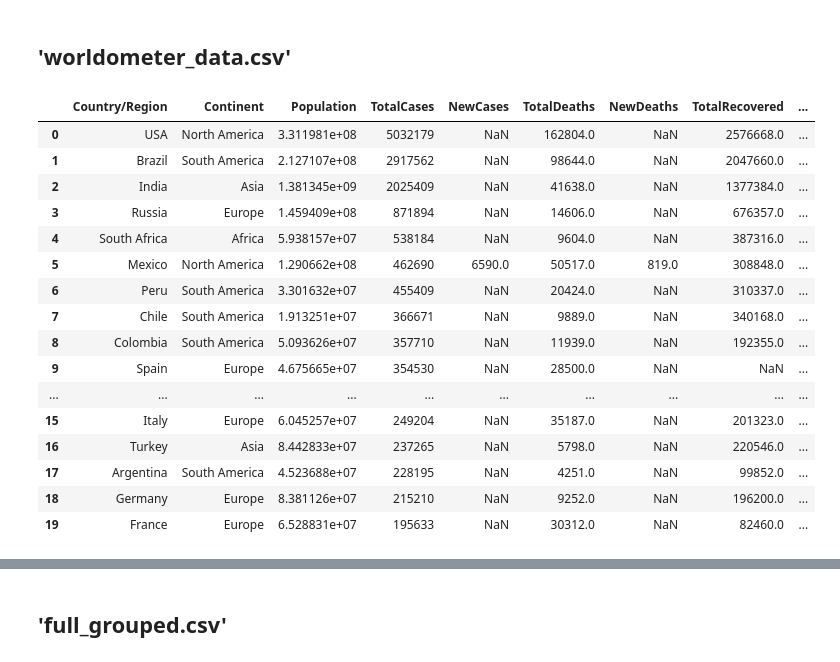
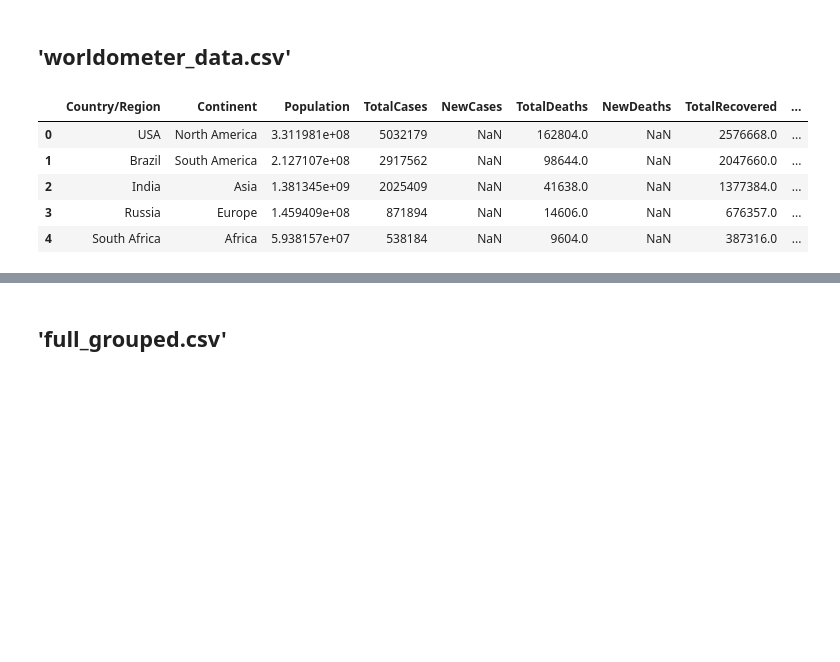
Before and after one commit to hemantkiri/Covid19, a Jupyter notebook: Covid19.ipynb, the cells around one changed output, grey strips where cells are left out. Saved outputs shown, nothing was run; the diff lists cells and outputs as text; code cells hidden in the pictures; blank space fills up the shorter version.

```diff
--- a/Covid19.ipynb
+++ b/Covid19.ipynb
@@ -23,26 +24,15 @@ def read_data(path,filename):
 # %% [markdown]
 ## 'worldometer_data.csv'
 # %%
-# What is the population of each country?
+## Highest covid total cases of the top 5 countries.
 
 path='Covid-19'
 world_data=read_data(path,files[0])
-world_data.head(20)
+world_data.head(5)
 # %% [output]
 |  | Country/Region | Continent | Population | TotalCases | NewCases | TotalDeaths | NewDeaths | TotalRecovered | ... |
 | 0 | USA | North America | 3.311981e+08 | 5032179 | NaN | 162804.0 | NaN | 2576668.0 | ... |
 | 1 | Brazil | South America | 2.127107e+08 | 2917562 | NaN | 98644.0 | NaN | 2047660.0 | ... |
 | 2 | India | Asia | 1.381345e+09 | 2025409 | NaN | 41638.0 | NaN | 1377384.0 | ... |
 | 3 | Russia | Europe | 1.459409e+08 | 871894 | NaN | 14606.0 | NaN | 676357.0 | ... |
 | 4 | South Africa | Africa | 5.938157e+07 | 538184 | NaN | 9604.0 | NaN | 387316.0 | ... |
-| 5 | Mexico | North America | 1.290662e+08 | 462690 | 6590.0 | 50517.0 | 819.0 | 308848.0 | ... |
-| 6 | Peru | South America | 3.301632e+07 | 455409 | NaN | 20424.0 | NaN | 310337.0 | ... |
-| 7 | Chile | South America | 1.913251e+07 | 366671 | NaN | 9889.0 | NaN | 340168.0 | ... |
-| 8 | Colombia | South America | 5.093626e+07 | 357710 | NaN | 11939.0 | NaN | 192355.0 | ... |
-| 9 | Spain | Europe | 4.675665e+07 | 354530 | NaN | 28500.0 | NaN | NaN | ... |
-| ... | ... | ... | ... | ... | ... | ... | ... | ... | ... |
-| 15 | Italy | Europe | 6.045257e+07 | 249204 | NaN | 35187.0 | NaN | 201323.0 | ... |
-| 16 | Turkey | Asia | 8.442833e+07 | 237265 | NaN | 5798.0 | NaN | 220546.0 | ... |
-| 17 | Argentina | South America | 4.523688e+07 | 228195 | NaN | 4251.0 | NaN | 99852.0 | ... |
-| 18 | Germany | Europe | 8.381126e+07 | 215210 | NaN | 9252.0 | NaN | 196200.0 | ... |
-| 19 | France | Europe | 6.528831e+07 | 195633 | NaN | 30312.0 | NaN | 82460.0 | ... |
```
Also changed, not shown: parts of 12 cells of this notebook.
